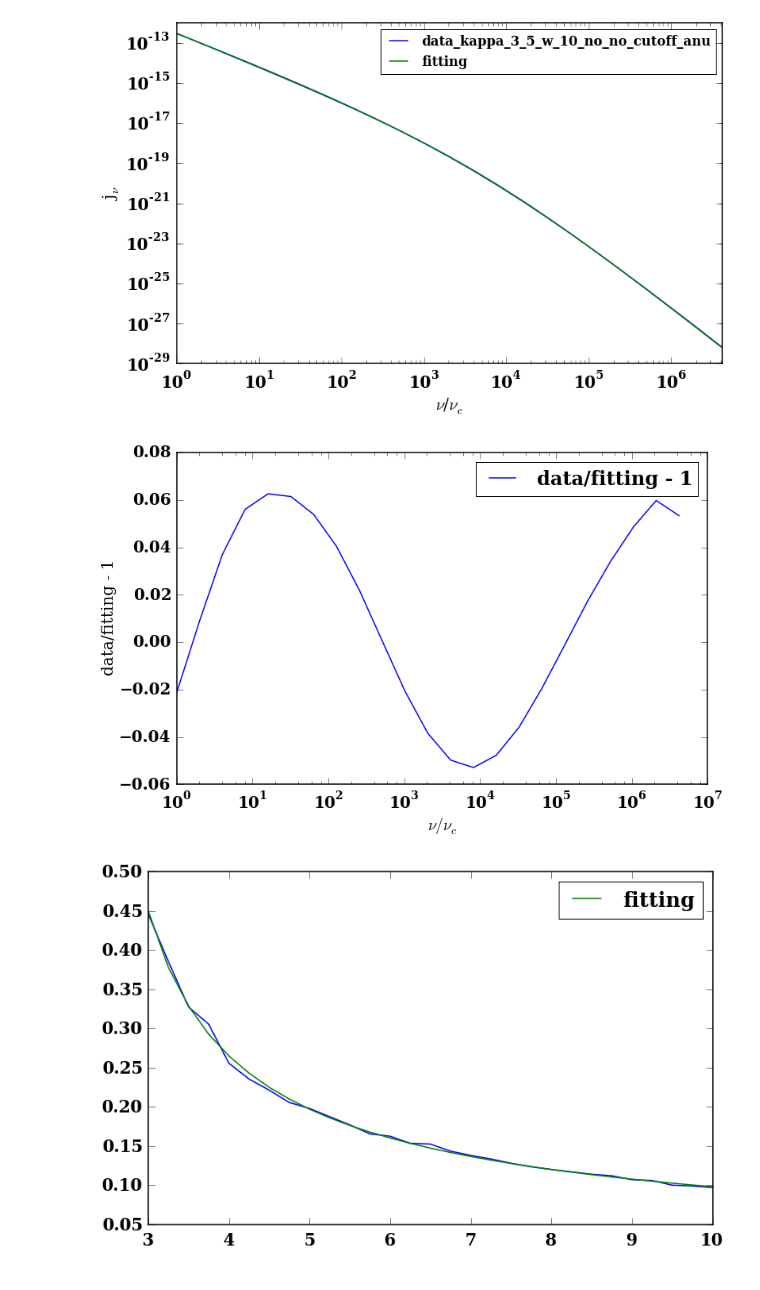
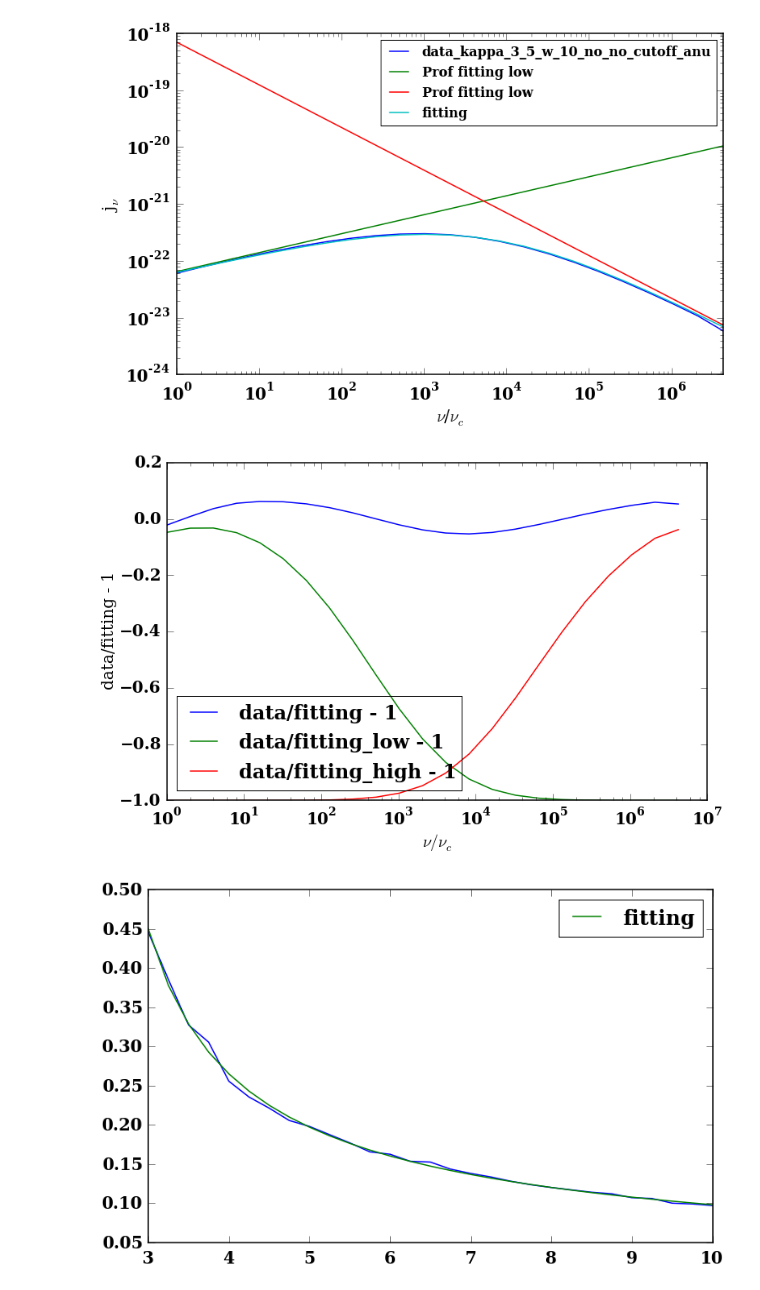
Before and after one commit to ZhaoweiZ/kappa_summer, a Jupyter notebook: finding_fitting_formula_to_kappa_2.ipynb, the cells around one changed output. Saved outputs shown, nothing was run; the diff lists cells and outputs as text; code cells hidden in the pictures.

```diff
--- a/finding_fitting_formula_to_kappa_2.ipynb
+++ b/finding_fitting_formula_to_kappa_2.ipynb
@@ -346,6 +346,8 @@ def total_fitting(x):
 
 
 
+
+
 def total_fitting_anu(x):
     term1 =  (1./(np.pi**4.))*(m*c)*anu_low(x)
     term2 = anu_high(x)
@@ -394,22 +396,23 @@ x = np.arange(0, 1.677722e+07, 1)
 
 #pl.loglog(data_kappa_3_5_C_theta_10_no_cutoff_w_6_anu[:, 0], data_kappa_3_5_C_theta_10_no_cutoff_w_6_anu[:,1], label = 'kappa_3_5_6_np_cutoff_anu')
 #pl.loglog(data_kappa_5_C_thetta_10_no_cutoff_w_6_anu[:, 0], data_kappa_5_C_thetta_10_no_cutoff_w_6_anu[:,1], label = 'kappa_5_10_np_cutoff_anu')
-pl.loglog(data_kappa_3_5_C_theta_10_no_cutoff_w_10_anu[:,0], data_kappa_3_5_C_theta_10_no_cutoff_w_10_anu[:,1], label = 'data_kappa_3_5_w_10_no_no_cutoff_anu')
+pl.loglog(data_kappa_3_5_C_theta_10_no_cutoff[:,0], data_kappa_3_5_C_theta_10_no_cutoff[:,1], label = 'data_kappa_3_5_w_10_no_no_cutoff_anu')
 
 #..................................plot fitting formula.................................................#
 
 #pl.loglog(data_kappa_3_5_C_theta_10_no_cutoff[:,0], emi_fitting_low_prof(data_kappa_3_5_C_theta_10_no_cutoff[:,0] * nu_c), label = 'Prof fitting low')
 #pl.loglog(data_kappa_3_5_C_theta_10_no_cutoff[:,0], emi_fitting_mid_prof(data_kappa_3_5_C_theta_10_no_cutoff[:,0] * nu_c), label = 'Prof fitting mid')
-#pl.loglog(data_kappa_3_5_C_theta_10_no_cutoff[:,0], kappa_low(data_kappa_3_5_C_theta_10_no_cutoff[:,0]), label = 'Prof fitting low')
-#pl.loglog(data_kappa_3_5_C_theta_10_no_cutoff[:,0], kappa_high(data_kappa_3_5_C_theta_10_no_cutoff[:,0]), label = 'Prof fitting low')
+pl.loglog(data_kappa_3_5_C_theta_10_no_cutoff[:,0], kappa_low(data_kappa_3_5_C_theta_10_no_cutoff[:,0]), label = 'Prof fitting low')
+pl.loglog(data_kappa_3_5_C_theta_10_no_cutoff[:,0], kappa_high(data_kappa_3_5_C_theta_10_no_cutoff[:,0]), label = 'Prof fitting low')
 #pl.loglog(data_kappa_3_5_C_theta_10_no_cutoff[:,0], emi_fitting_mis_ours_2(data_kappa_3_5_C_theta_10_no_cutoff[:,0] * nu_c), label = 'check Prof')
 #pl.loglog(data_kappa_3_5_C_theta_10_no_cutoff[:,0], fit(data_kappa_3_5_C_theta_10_no_cutoff[:,0]), label = 'check')
 #pl.loglog(x, kappa_low_freq(x * nu_c), label = 'fitting_kappa_low_freg')
 #pl.loglog(x, kappa_low_freq(x * nu_c), label = 'fitting_kappa_low_freg')
 #pl.loglog(x, kappa_middle_freg(x * nu_c)/2, label = 'fitting_kappa_mid_freg')
 #pl.loglog(x, kappa_middle_freg(x * nu_c), label = 'fitting_kappa_mid_freg')
+
 #pl.loglog(data_kappa_3_5_C_theta_10_no_cutoff_w_10_anu[:, 0], kappa_low_anu(data_kappa_3_5_C_theta_10_no_cutoff_w_10_anu[:, 0]), label = 'fitting low frequency')
-#pl.loglog(data_kappa_3_5_C_theta_10_no_cutoff[:,0], total_fitting(data_kappa_3_5_C_theta_10_no_cutoff[:,0]), label = 'fitting')
+pl.loglog(data_kappa_3_5_C_theta_10_no_cutoff[:,0], total_fitting(data_kappa_3_5_C_theta_10_no_cutoff[:,0]), label = 'fitting')
 
 #pl.loglog(data_kappa_3_5_C_theta_10_no_cutoff_w_10_anu[:, 0], (1./w)*(1./(16.))*(m*c)*anu_low(data_kappa_3_5_C_theta_10_no_cutoff_w_10_anu[:, 0]))
 #pl.loglog(data_kappa_3_5_C_theta_10_no_cutoff_w_10_anu[:, 0], anu_high(data_kappa_3_5_C_theta_10_no_cutoff_w_10_anu[:, 0]))
@@ -417,7 +420,7 @@ pl.loglog(data_kappa_3_5_C_theta_10_no_cutoff_w_10_anu[:,0], data_kappa_3_5_C_th
 
 #pl.loglog(data_kappa_3_5_C_theta_10_no_cutoff_w_10_anu[:, 0], (1./(np.pi**4.))*(m*c)*anu_low(data_kappa_3_5_C_theta_10_no_cutoff_w_10_anu[:, 0]), label = 'low frequency fitting')
 #pl.loglog(data_kappa_3_5_C_theta_10_no_cutoff_w_10_anu[:, 0], anu_high(data_kappa_3_5_C_theta_10_no_cutoff_w_10_anu[:, 0]), label = 'high frquency fitting')
-pl.loglog(data_kappa_3_5_C_theta_10_no_cutoff_w_10_anu[:, 0], total_fitting_anu(data_kappa_3_75_C_theta_10_no_cutoff_w_10_anu[:,0]), label = 'fitting')
+#pl.loglog(data_kappa_3_5_C_theta_10_no_cutoff_w_10_anu[:, 0], total_fitting_anu(data_kappa_3_75_C_theta_10_no_cutoff_w_10_anu[:,0]), label = 'fitting')
 
 
 
@@ -456,22 +459,40 @@ def error_here_here(x):
 
 #print 8. * np.pi**3
 # %% [output]
-[figure, old version]
+[figure, new version]
 # %%
 def error_herehere():
     x = data_kappa_3_5_C_theta_10_no_cutoff_w_10_anu[:,0]
     y = data_kappa_3_5_C_theta_10_no_cutoff_w_10_anu[:,1]
     f = y/total_fitting_anu(data_kappa_3_75_C_theta_10_no_cutoff_w_10_anu[:,0]) - 1.
     return f
 
 pl.semilogx(data_kappa_3_75_C_theta_10_no_cutoff_w_10_anu[:,0], error_herehere(), label = 'data/fitting - 1')
 
+
+
+def error_hereherher():
+    x = data_kappa_3_5_C_theta_10_no_cutoff_w_10_anu[:,0]
+    y = data_kappa_3_5_C_theta_10_no_cutoff_w_10_anu[:,1]
+    f = y/((1./(np.pi**4.))*(m*c)*anu_low(data_kappa_3_5_C_theta_10_no_cutoff_w_10_anu[:, 0])) - 1.
+    return f
+
+def error_2():
+    x = data_kappa_3_5_C_theta_10_no_cutoff_w_10_anu[:,0]
+    y = data_kappa_3_5_C_theta_10_no_cutoff_w_10_anu[:,1]
+    f = y/anu_high(data_kappa_3_5_C_theta_10_no_cutoff_w_10_anu[:, 0]) - 1.
+    return f
+
+pl.semilogx(data_kappa_3_75_C_theta_10_no_cutoff_w_10_anu[:,0], error_hereherher(), label = 'data/fitting_low - 1')
+pl.semilogx(data_kappa_3_75_C_theta_10_no_cutoff_w_10_anu[:,0], error_2(), label = 'data/fitting_high - 1')
+
+
 pl.xlabel("$\\nu/\\nu_c$")
 pl.ylabel("data/fitting - 1")
-pl.legend()
+pl.legend(loc = 'lower left')
 pl.show()
 # %% [output]
-[figure, old version]
+[figure, new version]
 # %%
 data_kappa_vs_x = np.loadtxt('/home/zhaowei/Documents/kappa_summer/my_data_1/kappa_vs_x.txt')
 
```
Also changed, not shown: parts of 1 cell of this notebook, 1 other file.
